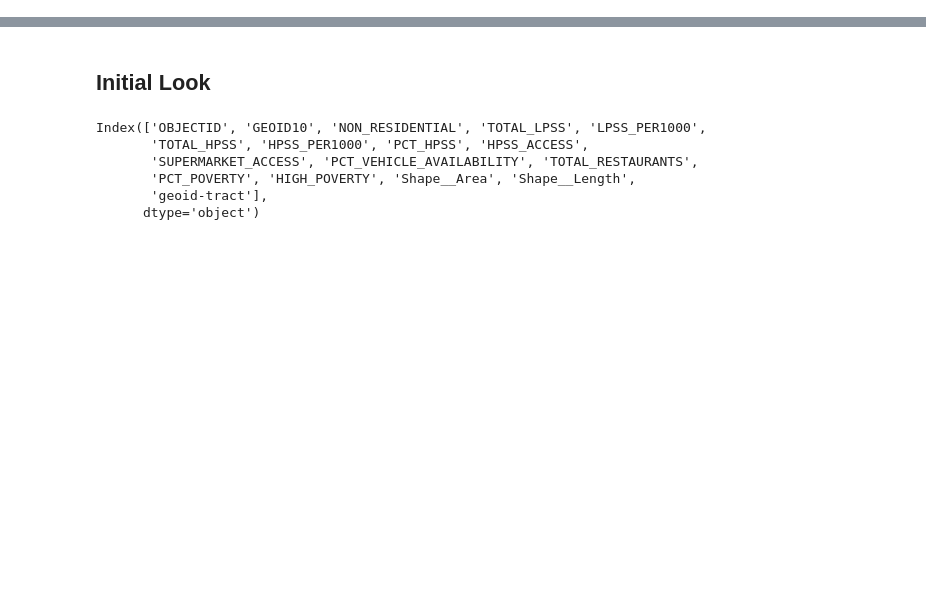
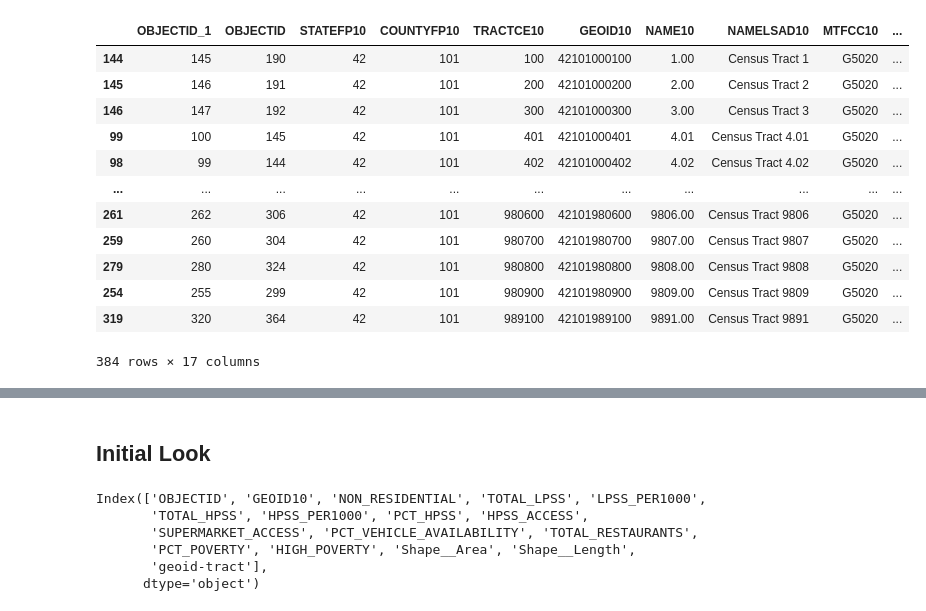
Before and after one commit to jamiewessels/Philly_Food_Access, a Jupyter notebook: Initial_exploration.ipynb, the cells around one changed output, grey strips where cells are left out. Drawn from its saved outputs; the diff is of its cells as text; code cells hidden in the pictures; blank space fills up the shorter version.

```diff
--- a/Initial_exploration.ipynb
+++ b/Initial_exploration.ipynb
@@ -22,0 +47,16 @@ census = pd.read_csv('data/Philadelphia_Census_Tracts_2010_201302.csv')
+# %%
+census.sort_values('GEOID10')
+# %% [output]
+|  | OBJECTID_1 | OBJECTID | STATEFP10 | COUNTYFP10 | TRACTCE10 | GEOID10 | NAME10 | NAMELSAD10 | MTFCC10 | ... |
+| 144 | 145 | 190 | 42 | 101 | 100 | 42101000100 | 1.00 | Census Tract 1 | G5020 | ... |
+| 145 | 146 | 191 | 42 | 101 | 200 | 42101000200 | 2.00 | Census Tract 2 | G5020 | ... |
+| 146 | 147 | 192 | 42 | 101 | 300 | 42101000300 | 3.00 | Census Tract 3 | G5020 | ... |
+| 99 | 100 | 145 | 42 | 101 | 401 | 42101000401 | 4.01 | Census Tract 4.01 | G5020 | ... |
+| 98 | 99 | 144 | 42 | 101 | 402 | 42101000402 | 4.02 | Census Tract 4.02 | G5020 | ... |
+| ... | ... | ... | ... | ... | ... | ... | ... | ... | ... | ... |
+| 261 | 262 | 306 | 42 | 101 | 980600 | 42101980600 | 9806.00 | Census Tract 9806 | G5020 | ... |
+| 259 | 260 | 304 | 42 | 101 | 980700 | 42101980700 | 9807.00 | Census Tract 9807 | G5020 | ... |
+| 279 | 280 | 324 | 42 | 101 | 980800 | 42101980800 | 9808.00 | Census Tract 9808 | G5020 | ... |
+| 254 | 255 | 299 | 42 | 101 | 980900 | 42101980900 | 9809.00 | Census Tract 9809 | G5020 | ... |
+| 319 | 320 | 364 | 42 | 101 | 989100 | 42101989100 | 9891.00 | Census Tract 9891 | G5020 | ... |
+384 rows × 17 columns
```
Also changed, not shown: parts of 51 cells of this notebook, 1 other file.
